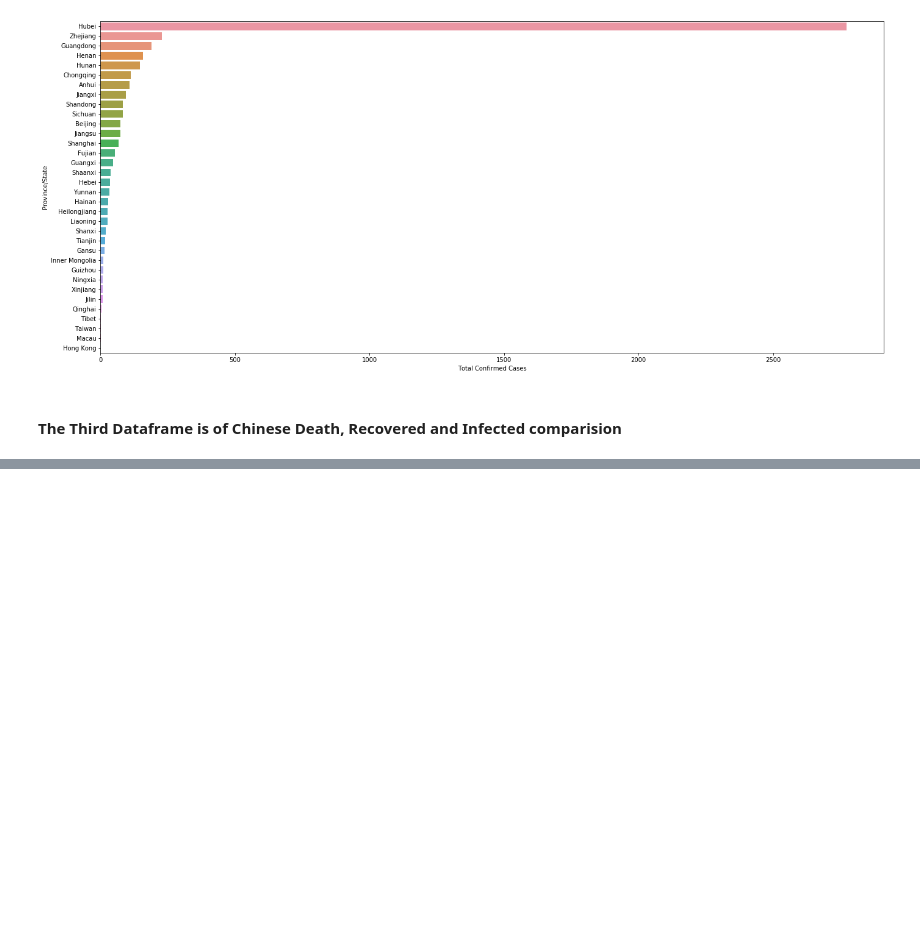
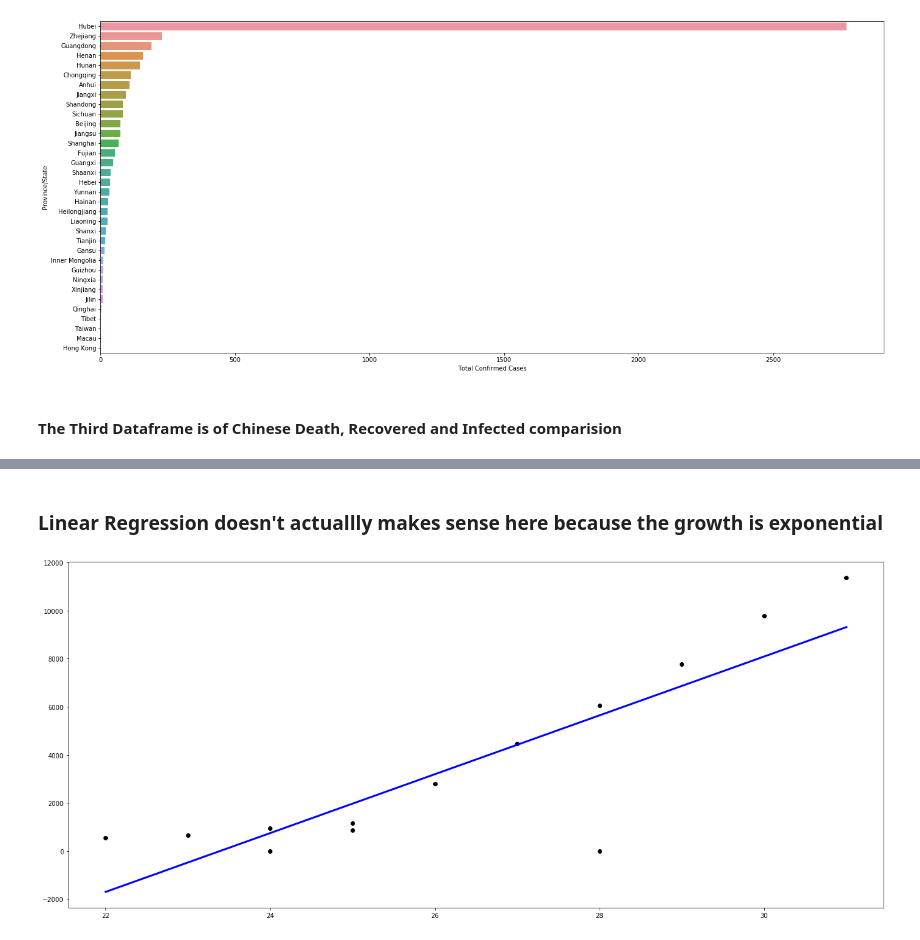
Before and after one commit to iam-abbas/Coronavirus-Data-Visualization, a Jupyter notebook: 2019_nCoV.ipynb, the cells around one changed output, grey strips where cells are left out. Cells and saved outputs as stored; diff of their text form; code cells hidden in the pictures; blank space fills up the shorter version.

```diff
--- a/2019_nCoV.ipynb
+++ b/2019_nCoV.ipynb
@@ -185,0 +188,20 @@ sns.despine(left=True, bottom=True)
+# %%
+linear_data =  data.groupby(["Last Update"]).sum().reset_index()
+linear_data['Last Update'] = linear_data['Last Update'].apply(lambda x:x.day)
+x, y = linear_data['Last Update'], linear_data['Confirmed']
+# %% [markdown]
+### **Linear Regression doesn't actuallly makes sense here because the growth is exponential**
+# %%
+from sklearn import datasets, linear_model
+
+x, y = np.array(x), np.array(y)
+x = x.reshape(13, 1)
+y = y.reshape(13, 1)
+regr = linear_model.LinearRegression()
+regr.fit(x, y)
+
+plt.scatter(x, y,  color='black')
+plt.plot(x, regr.predict(x), color='blue', linewidth=3)
+plt.show()
+# %% [output]
+[figure, added]
```
Also changed, not shown: parts of 7 cells of this notebook.
